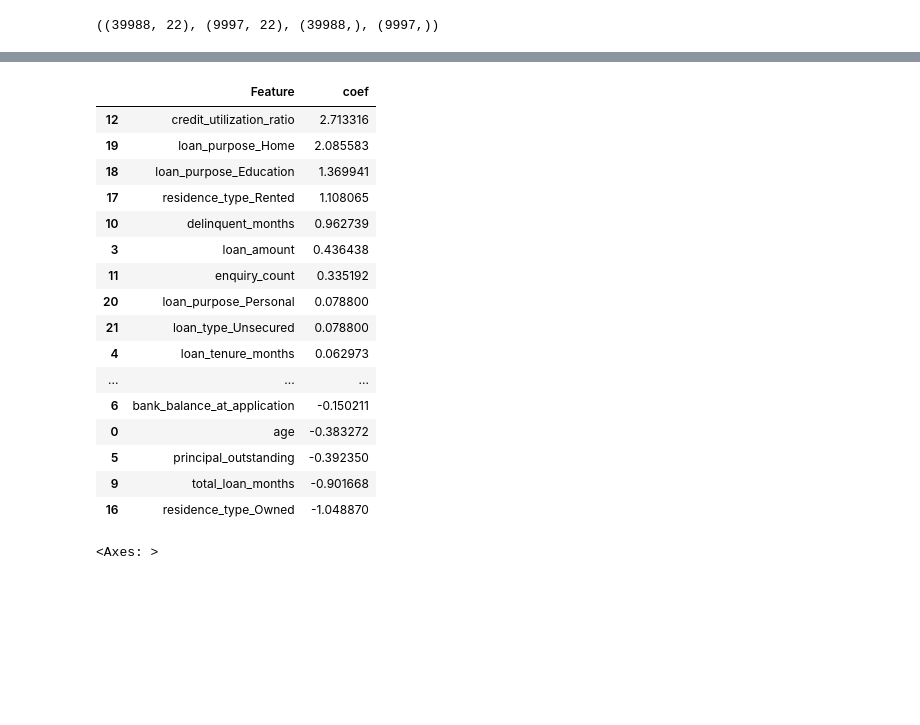
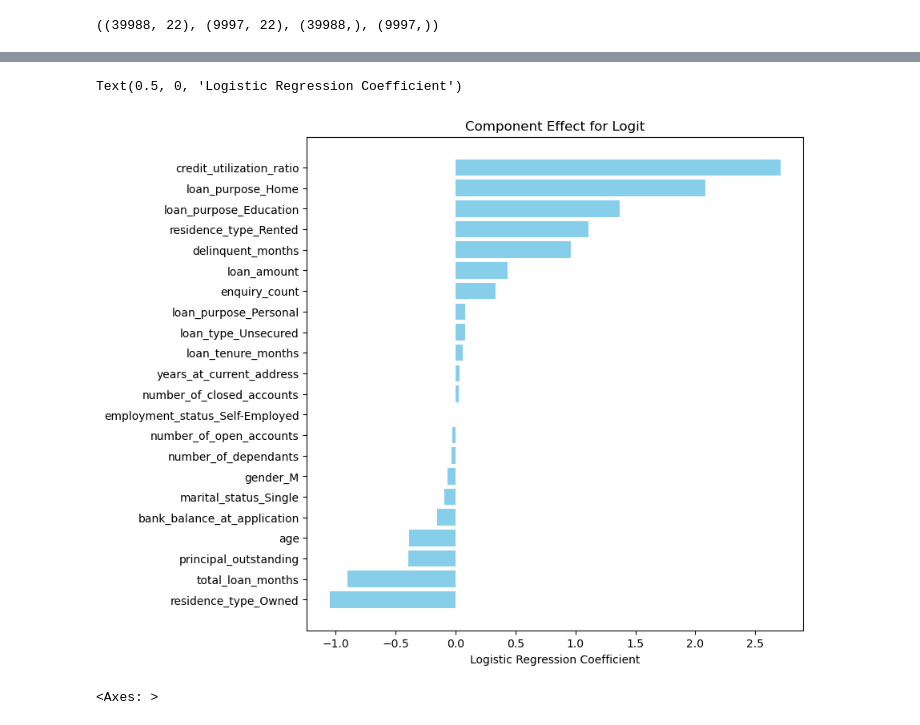
Before and after one commit to JY6299/CR_Modeling_2, a Jupyter notebook: CR_ML_Modeling.ipynb, the cells around one changed output, grey strips where cells are left out. Drawn from its saved outputs; the diff is of its cells as text; code cells hidden in the pictures; blank space fills up the shorter version.

```diff
--- a/CR_ML_Modeling.ipynb
+++ b/CR_ML_Modeling.ipynb
@@ -483,28 +488,18 @@ array([[-0.38327173, -0.02885722,  0.03290528,  0.43643774,  0.06297338,
 # %%
 ## Logistic Regression we can read through component effect
 coef = pd.DataFrame(
     {'Feature': x_train.columns,
     'coef': mod1.coef_[0]}
 )
-coef.sort_values(by='coef', ascending=False)
+coef = coef.sort_values(by='coef', ascending=True)
+
+plt.figure(figsize=(8,8))
+plt.barh(coef['Feature'],coef['coef'],color='skyblue')
+plt.title('Component Effect for Logit')
+plt.xlabel('Logistic Regression Coefficient')
 # %% [output]
-|  | Feature | coef |
-| 12 | credit_utilization_ratio | 2.713316 |
-| 19 | loan_purpose_Home | 2.085583 |
-| 18 | loan_purpose_Education | 1.369941 |
-| 17 | residence_type_Rented | 1.108065 |
-| 10 | delinquent_months | 0.962739 |
-| 3 | loan_amount | 0.436438 |
-| 11 | enquiry_count | 0.335192 |
-| 20 | loan_purpose_Personal | 0.078800 |
-| 21 | loan_type_Unsecured | 0.078800 |
-| 4 | loan_tenure_months | 0.062973 |
-| ... | ... | ... |
-| 6 | bank_balance_at_application | -0.150211 |
-| 0 | age | -0.383272 |
-| 5 | principal_outstanding | -0.392350 |
-| 9 | total_loan_months | -0.901668 |
-| 16 | residence_type_Owned | -1.048870 |
+Text(0.5, 0, 'Logistic Regression Coefficient')
+[figure, added]
 # %%
 # Building all models together
 mods = [LogisticRegression(), SVC(), RandomForestClassifier(), XGBClassifier()]
```
Also changed, not shown: parts of 4 cells of this notebook.
